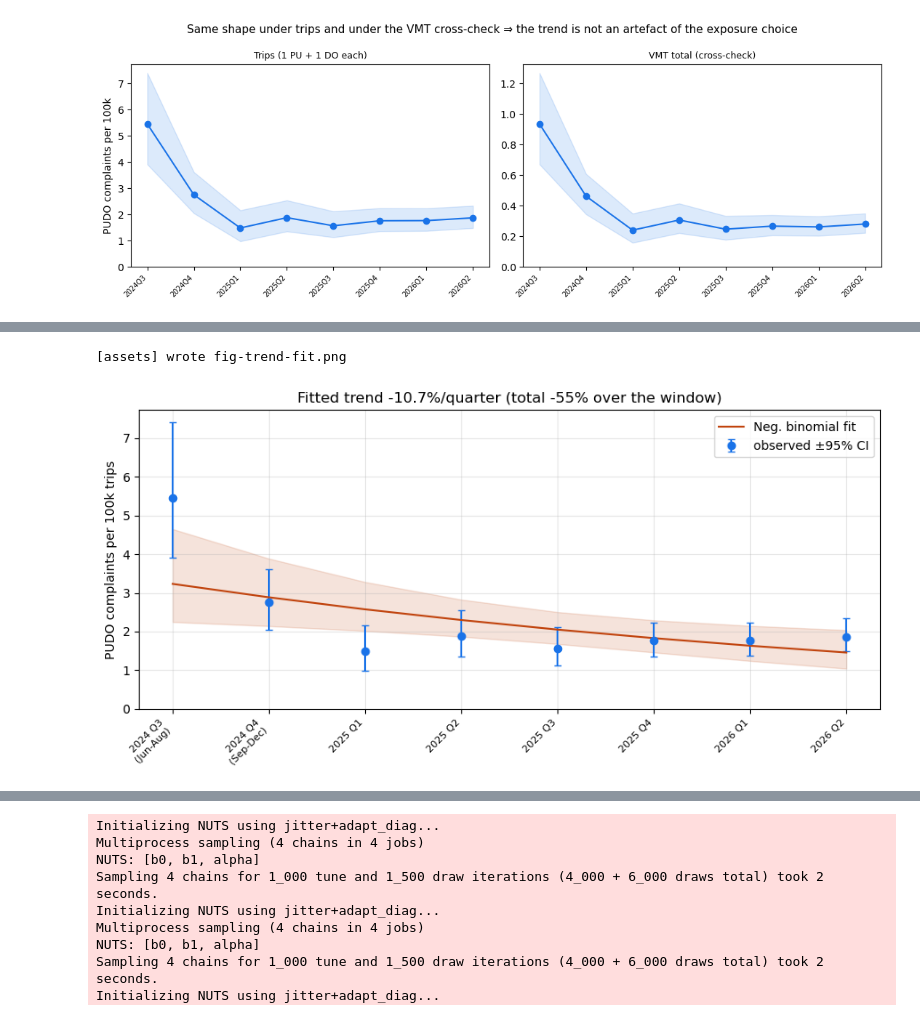
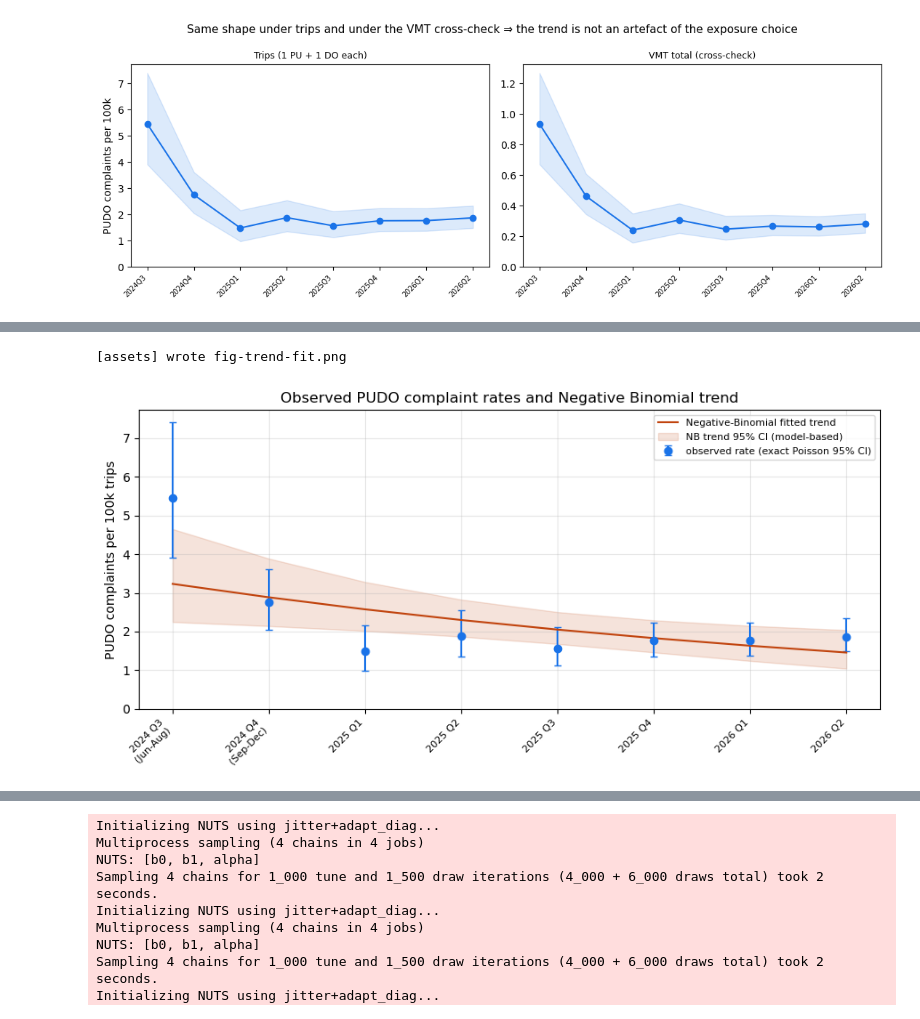
Before and after one commit to jonathanwilsonami/curbrisk-av, a Jupyter notebook: pudo-pipeline/notebooks/pudo_analysis.ipynb, the cells around one changed output, grey strips where cells are left out. Saved outputs shown, nothing was run; the diff lists cells and outputs as text; code cells hidden in the pictures.

Commit message:
Add NB to trend

```diff
--- a/pudo-pipeline/notebooks/pudo_analysis.ipynb
+++ b/pudo-pipeline/notebooks/pudo_analysis.ipynb
@@ -693,31 +794,34 @@ Primary denominator: Trips
 [assets] wrote trend-primary-headline.md
 # %%
-# overlay the fitted rate + 95% ribbon on the observed points (delta method on
-# the linear predictor, so it works for both the GLM and the discrete NB fit)
+# overlay the fitted NB trend + 95% ribbon on the observed points (delta method
+# on the linear predictor). Observed points use the exact Poisson CI from
+# section 1 (uncertainty around each OBSERVED count); the ribbon is the NB
+# regression's model-based uncertainty about the TREND -- a different quantity,
+# not to be read as "the CIs overlap so there's no trend."
 res, dd = primary["res"], primary["data"]
 ic = "const" if "const" in res.params.index else "Intercept"
 cov = res.cov_params()
 tt = dd["tt"].to_numpy()
 lp = res.params[ic] + res.params["tt"] * tt + dd["off"].to_numpy()
 se = np.sqrt(cov.loc[ic, ic] + tt**2 * cov.loc["tt", "tt"] + 2 * tt * cov.loc[ic, "tt"])
 denom = dd["trips"].to_numpy() / 1e5
 fit_rate, fit_lo, fit_hi = np.exp(lp) / denom, np.exp(lp - 1.96*se) / denom, np.exp(lp + 1.96*se) / denom
 
 obs = dd["y"].to_numpy() / denom
 olo, ohi = poisson_ci(dd["y"], dd["trips"])
 fig, ax = plt.subplots(figsize=(9, 4.5))
 ax.errorbar(tt, obs, yerr=[obs - olo, ohi - obs], fmt="o", capsize=3,
-            color="#1a73e8", label="observed ±95% CI")
-ax.plot(tt, fit_rate, color="#c1440e", label=f"{primary['model']} fit")
-ax.fill_between(tt, fit_lo, fit_hi, color="#c1440e", alpha=0.15)
+            color="#1a73e8", label="observed rate (exact Poisson 95% CI)")
+ax.plot(tt, fit_rate, color="#c1440e", label="Negative-Binomial fitted trend")
+ax.fill_between(tt, fit_lo, fit_hi, color="#c1440e", alpha=0.15,
+                 label="NB trend 95% CI (model-based)")
 ax.set_xticks(tt); ax.set_xticklabels(labels, rotation=45, ha="right", fontsize=8)
 ax.set_ylabel("PUDO complaints per 100k trips"); ax.set_ylim(0)
-ax.set_title(f"Fitted trend {primary['per_period']:+.1%}/quarter "
-             f"(total {primary['total']:+.0%} over the window)")
-ax.legend(); ax.grid(alpha=0.3)
+ax.set_title("Observed PUDO complaint rates and Negative Binomial trend")
+ax.legend(fontsize=8); ax.grid(alpha=0.3)
 plt.tight_layout()
 save_fig(fig, "fig-trend-fit")
 plt.show()
 # %% [output]
 [assets] wrote fig-trend-fit.png
-[figure, old version]
+[figure, new version]
```
Also changed, not shown: parts of 12 cells of this notebook, 16 other files.
